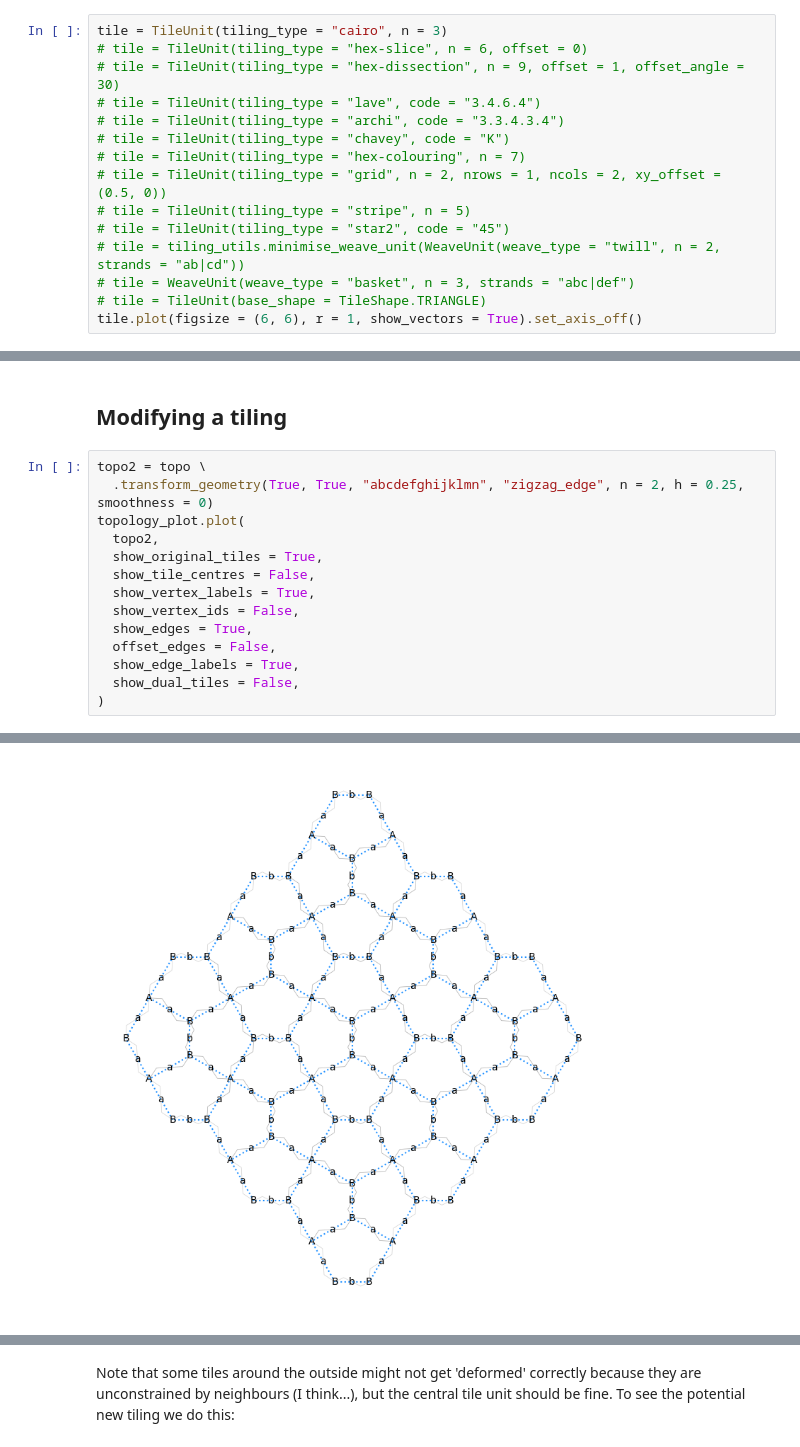
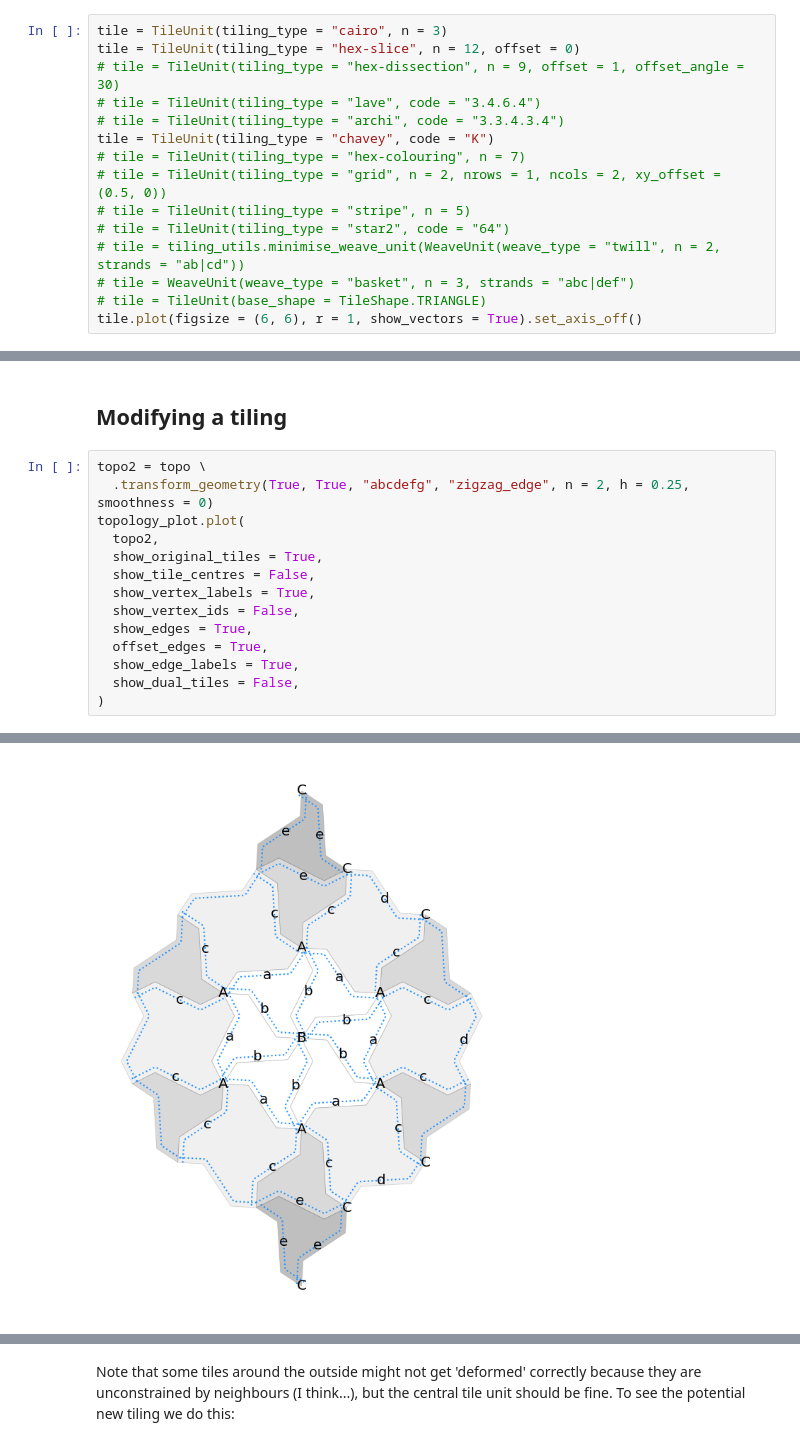
Before and after one commit to DOSull/weavingspace, a Jupyter notebook: examples/topology-new-working.ipynb, the cells around one changed output, grey strips where cells are left out. Saved outputs shown, nothing was run; the diff lists cells and outputs as text.

```diff
--- a/examples/topology-new-working.ipynb
+++ b/examples/topology-new-working.ipynb
@@ -31,15 +31,15 @@ tile.prototile = tile.get_prototile_from_vectors()
 tile.regularised_prototile = copy.deepcopy(tile.tiles[["geometry"]])
 # %%
 tile = TileUnit(tiling_type = "cairo", n = 3)
-# tile = TileUnit(tiling_type = "hex-slice", n = 6, offset = 0)
+tile = TileUnit(tiling_type = "hex-slice", n = 12, offset = 0)
 # tile = TileUnit(tiling_type = "hex-dissection", n = 9, offset = 1, offset_angle = 30)
 # tile = TileUnit(tiling_type = "lave", code = "3.4.6.4")
 # tile = TileUnit(tiling_type = "archi", code = "3.3.4.3.4")
-# tile = TileUnit(tiling_type = "chavey", code = "K")
+tile = TileUnit(tiling_type = "chavey", code = "K")
 # tile = TileUnit(tiling_type = "hex-colouring", n = 7)
 # tile = TileUnit(tiling_type = "grid", n = 2, nrows = 1, ncols = 2, xy_offset = (0.5, 0))
 # tile = TileUnit(tiling_type = "stripe", n = 5)
-# tile = TileUnit(tiling_type = "star2", code = "45")
+# tile = TileUnit(tiling_type = "star2", code = "64")
 # tile = tiling_utils.minimise_weave_unit(WeaveUnit(weave_type = "twill", n = 2, strands = "ab|cd"))
 # tile = WeaveUnit(weave_type = "basket", n = 3, strands = "abc|def")
 # tile = TileUnit(base_shape = TileShape.TRIANGLE)
@@ -66,22 +66,22 @@ ax = topology_plot.plot(
 ## Modifying a tiling
 # %%
 topo2 = topo \
-  .transform_geometry(True, True, "abcdefghijklmn", "zigzag_edge", n = 2, h = 0.25, smoothness = 0)
+  .transform_geometry(True, True, "abcdefg", "zigzag_edge", n = 2, h = 0.25, smoothness = 0)
 topology_plot.plot(
   topo2,
   show_original_tiles = True,
   show_tile_centres = False,
   show_vertex_labels = True,
   show_vertex_ids = False,
   show_edges = True,
-  offset_edges = False,
+  offset_edges = True,
   show_edge_labels = True,
   show_dual_tiles = False,
 )
 # %% [output]
 CAUTION: new Topology will probably not be correctly labelled. To build a correct Topology, extract the tileable attribute and rebuild Topology from that.
 <Axes: >
-[figure, old version]
+[figure, new version]
 # %%
 from weavingspace import Tiling
 
```
Also changed, not shown: parts of 5 cells of this notebook, 3 other files.
